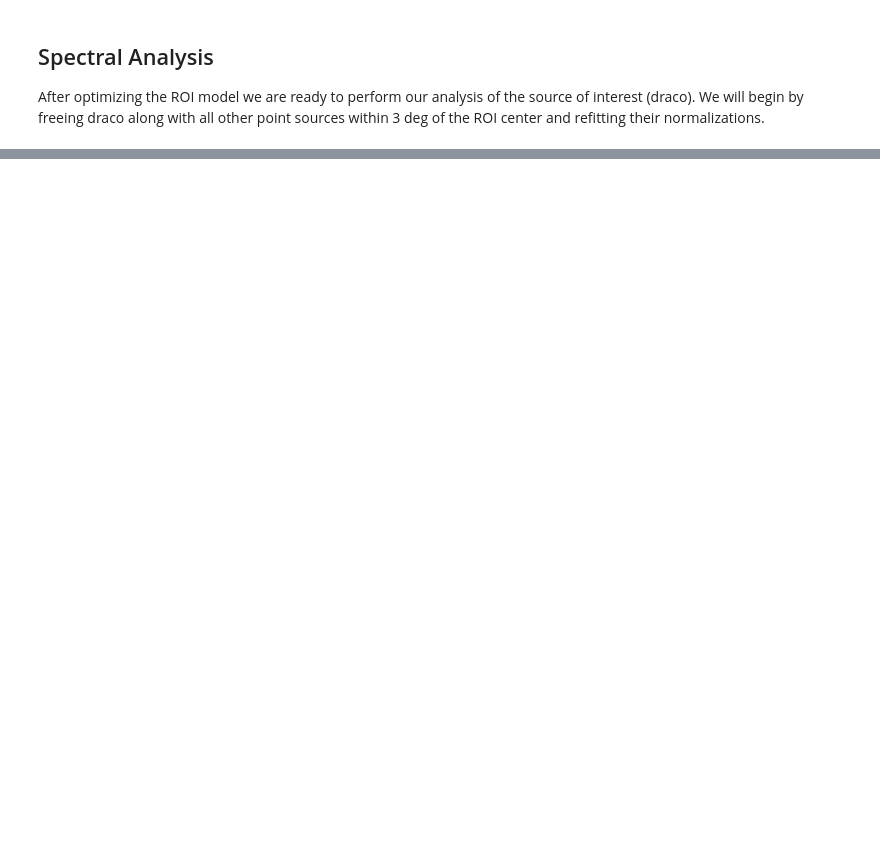
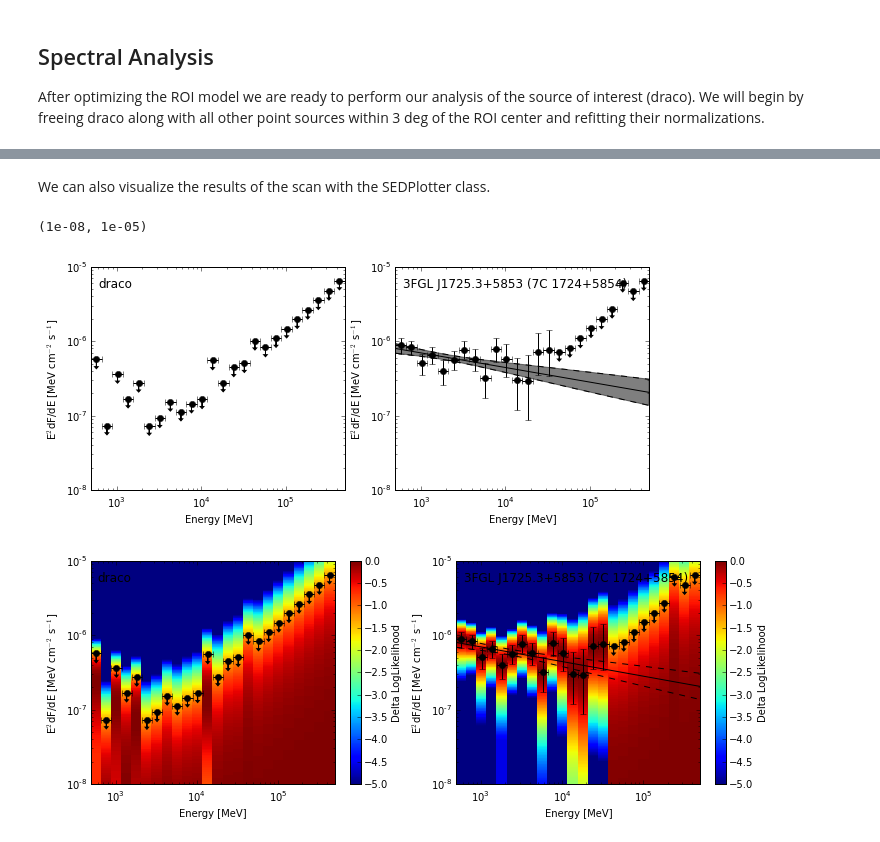
Before and after one commit to fermiPy/fermipy, a Jupyter notebook: notebooks/draco.ipynb, the cells around one changed output, grey strips where cells are left out. Saved outputs shown, nothing was run; the diff lists cells and outputs as text; code cells hidden in the pictures; blank space fills up the shorter version.

```diff
--- a/notebooks/draco.ipynb
+++ b/notebooks/draco.ipynb
@@ -348 +211,29 @@ Now, actually do the fit.  The software does its best to get the fit to converge
+# %% [markdown]
+We can also visualize the results of the scan with the SEDPlotter class.
+# %%
+from fermipy.plotting import SEDPlotter
+
+fig = plt.figure(figsize=(10,4))
+
+fig.add_subplot(121)
+SEDPlotter(gta.roi['draco']).plot()
+plt.gca().set_ylim(1E-8,1E-5)
+
+fig.add_subplot(122)
+SEDPlotter(gta.roi['3FGL J1725.3+5853']).plot()
+plt.gca().set_ylim(1E-8,1E-5)
+
+fig = plt.figure(figsize=(12,4))
+
+fig.add_subplot(121)
+SEDPlotter(gta.roi['draco']).plot(showlnl=True)
+plt.gca().set_ylim(1E-8,1E-5)
+
+fig.add_subplot(122)
+SEDPlotter(gta.roi['3FGL J1725.3+5853']).plot(showlnl=True)
+plt.gca().set_ylim(1E-8,1E-5)
+# %% [output]
+(1e-08, 1e-05)
+[figure, added]
+[figure, added]
 # %%
```
Also changed, not shown: parts of 48 cells of this notebook.
